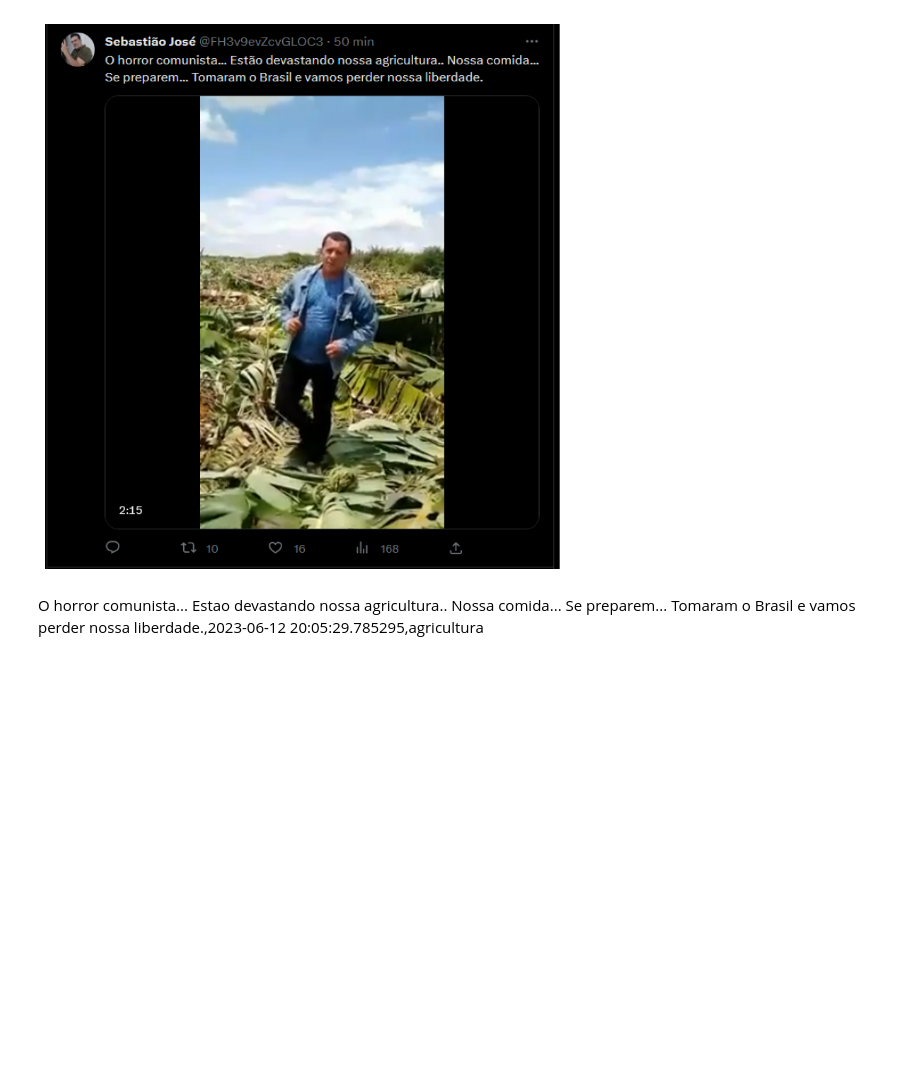
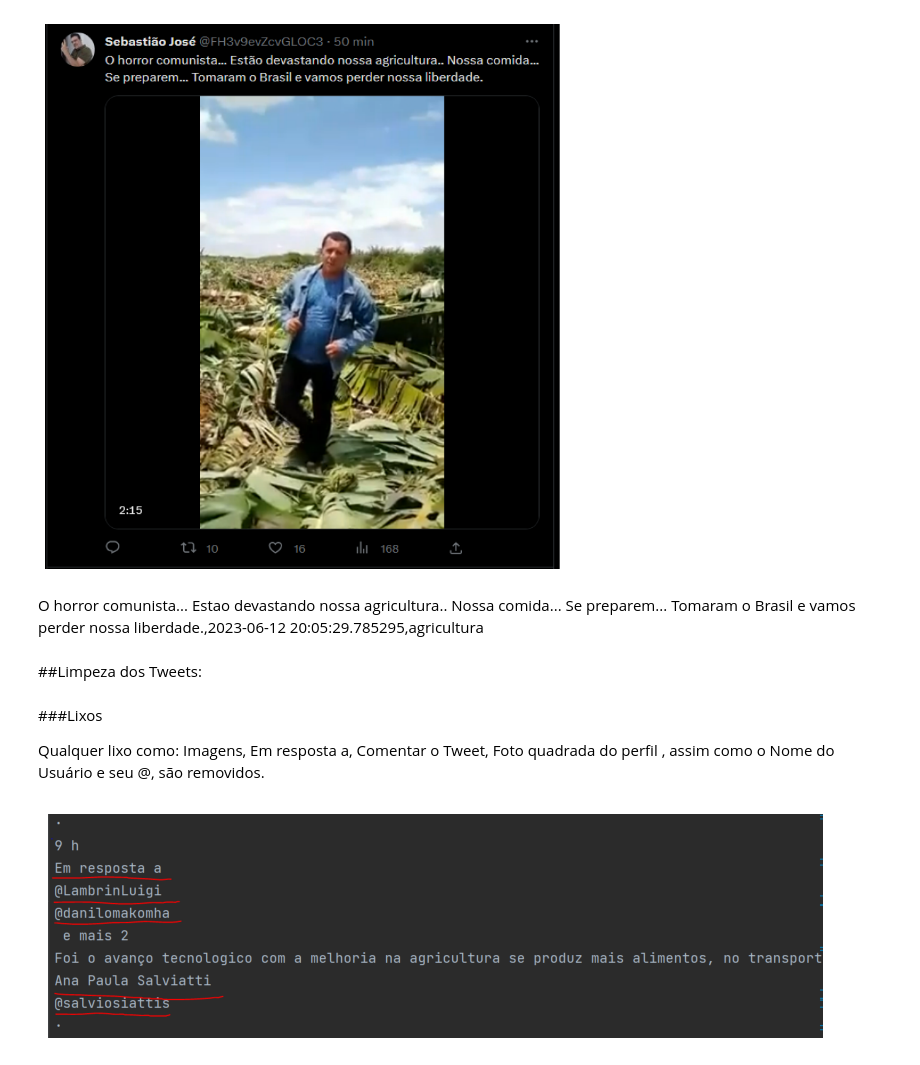
Before and after one commit to marcusguerra/Twitter_Scraper, a Jupyter notebook: dataShow.ipynb, the cells around one changed output. Cells and saved outputs as stored; diff of their text form; code cells hidden in the pictures; blank space fills up the shorter version.

```diff
--- a/dataShow.ipynb
+++ b/dataShow.ipynb
@@ -110,3 +127,13 @@ plt.show()
 [figure]
 # %% [markdown]
 O horror comunista... Estao devastando nossa agricultura.. Nossa comida... Se preparem... Tomaram o Brasil e vamos perder nossa liberdade.,2023-06-12 20:05:29.785295,agricultura
+# %% [markdown]
+##Limpeza dos Tweets:
+# %% [markdown]
+###Lixos
+
+Qualquer lixo como: Imagens, Em resposta a, Comentar o Tweet, Foto quadrada do perfil , assim como o Nome do Usuário e seu @, são removidos.
+# %%
+mostraImagem("https://github.com/marcusguerra/Twitter_Scraper/raw/master/imagens/Ex5.PNG", "Ex5.PNG")
+# %% [output]
+[figure, added]
```
Also changed, not shown: parts of 16 cells of this notebook.
